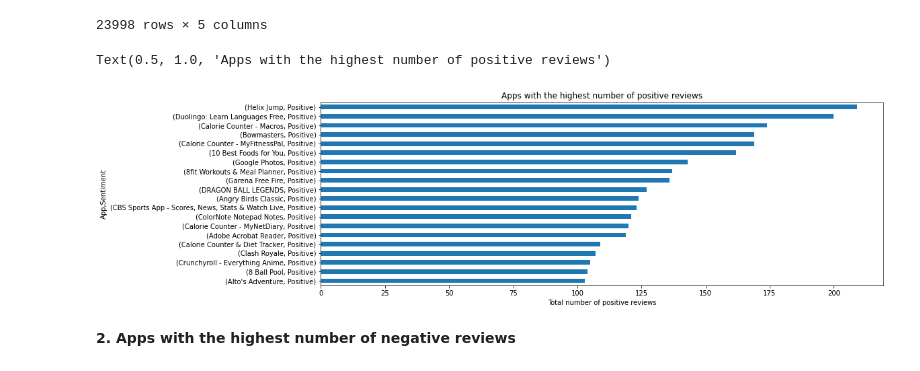
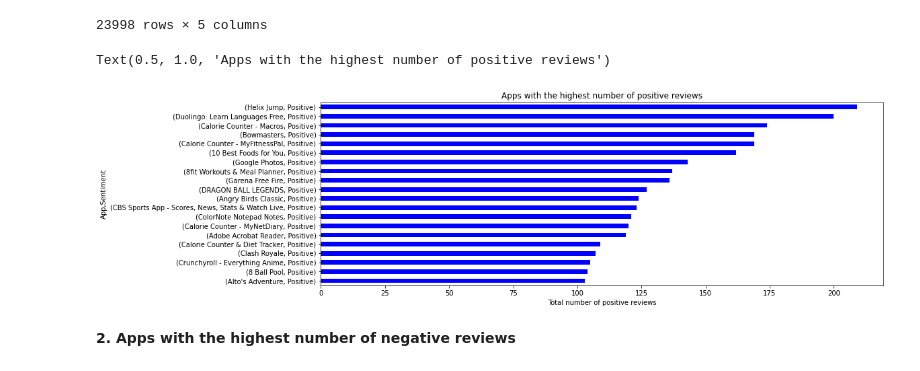
Before and after one commit to shaloy-lewis/EDA_on_play_store_app_reviews, a Jupyter notebook: EDA_on_Play_Store_App_Reviews_by_Shaloy_Lewis.ipynb, the cells around one changed output. Cells and saved outputs as stored; diff of their text form; code cells hidden in the pictures.

```diff
--- a/EDA_on_Play_Store_App_Reviews_by_Shaloy_Lewis.ipynb
+++ b/EDA_on_Play_Store_App_Reviews_by_Shaloy_Lewis.ipynb
@@ -2026,12 +1659,12 @@ positive_reviews_df
 | 64227 | Housing-Real Estate & Property | I property business got link SMS ... | Positive | 0.800000 | 1.000000 |
 23998 rows × 5 columns
 # %%
-positive_reviews_df.groupby('App')['Sentiment'].value_counts().nlargest(20).plot.barh(figsize=(15,5)).invert_yaxis()
+positive_reviews_df.groupby('App')['Sentiment'].value_counts().nlargest(20).plot.barh(figsize=(15,5), color='blue').invert_yaxis()
 plt.xlabel('Total number of positive reviews')
 plt.title('Apps with the highest number of positive reviews')
 # %% [output]
 Text(0.5, 1.0, 'Apps with the highest number of positive reviews')
-[figure, old version]
+[figure, new version]
 # %% [markdown]
 **2. Apps with the highest number of negative reviews**
 # %%
```
Also changed, not shown: parts of 145 cells of this notebook.
